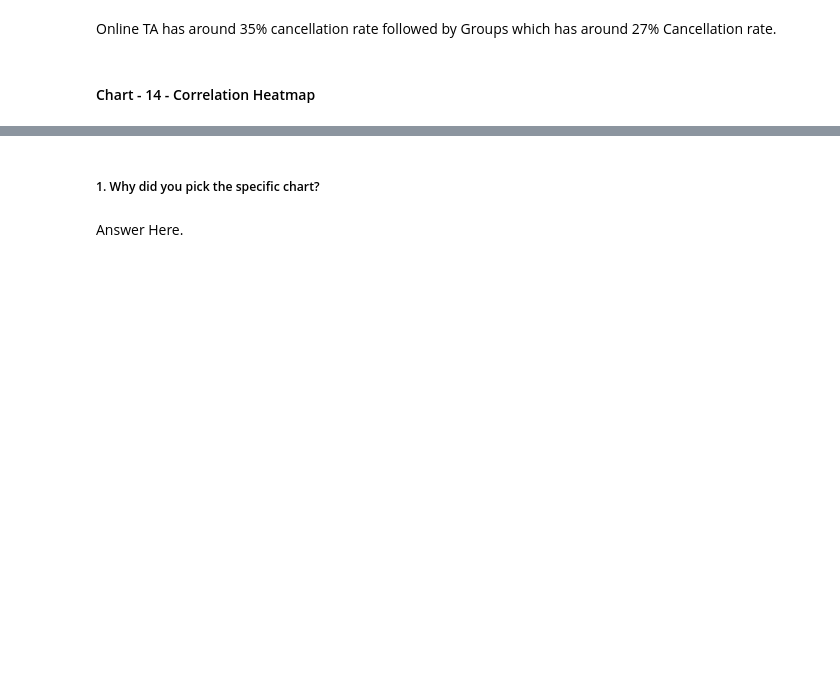
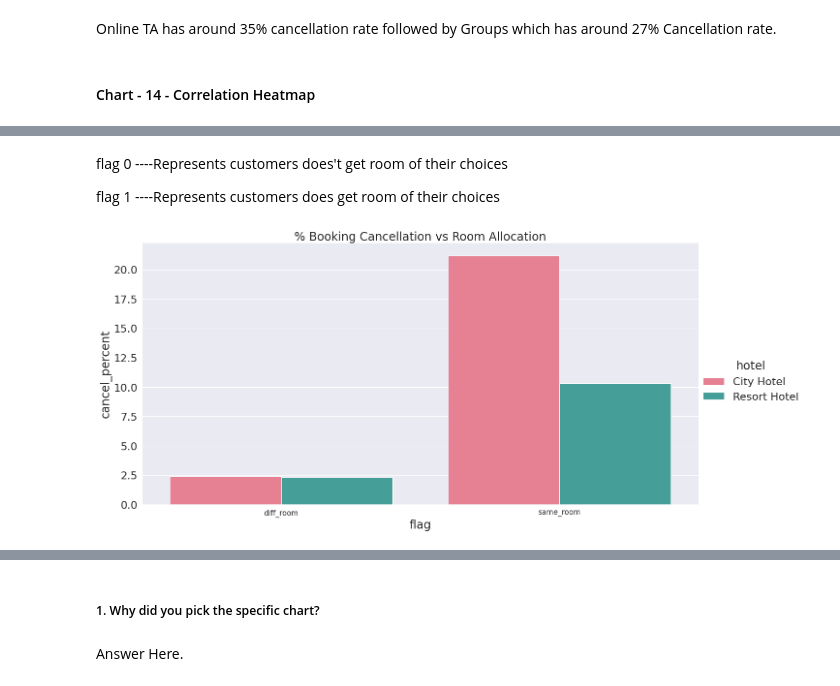
Before and after one commit to thepankaj018/EDA-Hotel-Booking, a Jupyter notebook: EDA_Hotel_Booking.ipynb, the cells around one changed output, grey strips where cells are left out. Drawn from its saved outputs; the diff is of its cells as text; code cells hidden in the pictures; blank space fills up the shorter version.

```diff
--- a/EDA_Hotel_Booking.ipynb
+++ b/EDA_Hotel_Booking.ipynb
@@ -1205,0 +1326,4 @@ Online TA has around 35% cancellation rate followed by Groups which has around 2
+# %%
+# Creating a temp dataframe from df only by considering 'hotel' & 'is_canceled' features
+temp_df = df[['hotel','is_canceled']]
+temp_df.head()
@@ -1205,0 +1337,3 @@ Online TA has around 35% cancellation rate followed by Groups which has around 2
+# %%
+# Now concatenating the above two dataframes
+df_new = pd.concat([df_new,temp_df],axis = 1)
@@ -1205,0 +1353,21 @@ Online TA has around 35% cancellation rate followed by Groups which has around 2
+# %%
+# Applying groupby operation on flag and evaluating Sum on 'is_canceled' features.This will give total number of cancelled booking w.r.t room allocation.
+# flag 0 ----Represents customers does't get room of their choices
+# flag 1 ----Represents customers does get room of their choices
+
+room_alloc_can_df = df_new.groupby(['flag','hotel'])['is_canceled'].sum().reset_index().rename(columns = {'is_canceled':'total_cancellation'})
+
+# Checking number of rows in room_alloc_can_df where flag is zero(0)
+flag_0_shape = df_new.loc[df_new['flag'] == 0].shape[0]
+print(f'number of rows with flag 0 are {flag_0_shape}')
+
+# Checking number of rows in room_alloc_can_df where flag is zero(1)
+flag_1_shape = df_new.loc[df_new['flag'] == 1].shape[0]
+print(f'number of rows with flag 1 are {flag_1_shape}')
+
+print(' ')
+
+# Adding a new feature 'cancel_percent' which represents (total_cancellation with flag 0)*100 / total number of booking with flag 0
+#                                                       &(total_cancellation with flag 1)*100 / total number of booking with flag 1
+room_alloc_can_df['cancel_percent'] = np.where(room_alloc_can_df['flag'] == 0,(room_alloc_can_df['total_cancellation']*100)/flag_0_shape,room_alloc_can_df['total_cancellation']*100/flag_1_shape)
+room_alloc_can_df
@@ -1205,0 +1382,12 @@ Online TA has around 35% cancellation rate followed by Groups which has around 2
+# %% [markdown]
+flag 0 ----Represents customers does't get room of their choices
+
+flag 1 ----Represents customers does get room of their choices
+# %%
+# Chart 21 Visualization code
+sns.catplot(data = room_alloc_can_df,x = 'flag' , y = 'cancel_percent',hue = 'hotel' , kind = 'bar',palette = "husl",height = 9,aspect = 2)
+plt.title('% Booking Cancellation vs Room Allocation')
+plt.xticks([0,1],['diff_room','same_room'],fontsize=15)
+plt.show()
+# %% [output]
+[figure, added]
```
Also changed, not shown: parts of 47 cells of this notebook.
